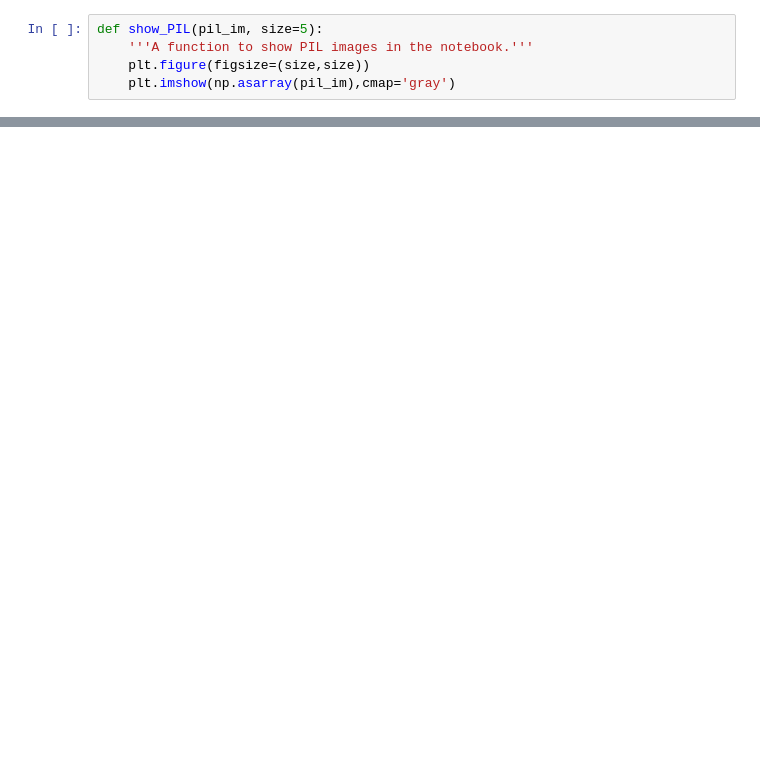
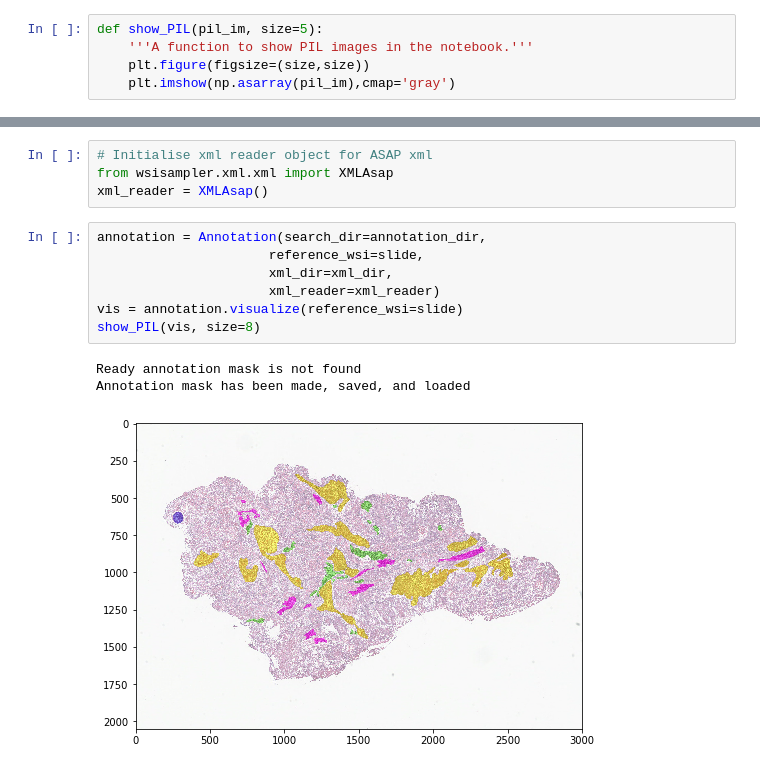
Before and after one commit to jgamper/compay-syntax, a Jupyter notebook: demo.ipynb, the cells around one changed output, grey strips where cells are left out. Drawn from its saved outputs; the diff is of its cells as text; blank space fills up the shorter version.

```diff
--- a/demo.ipynb
+++ b/demo.ipynb
@@ -77,0 +68,15 @@ if tumor:
+# %%
+# Initialise xml reader object for ASAP xml
+from wsisampler.xml.xml import XMLAsap
+xml_reader = XMLAsap()
+# %%
+annotation = Annotation(search_dir=annotation_dir,
+                      reference_wsi=slide,
+                      xml_dir=xml_dir,
+                      xml_reader=xml_reader)
+vis = annotation.visualize(reference_wsi=slide)
+show_PIL(vis, size=8)
+# %% [output]
+Ready annotation mask is not found
+Annotation mask has been made, saved, and loaded
+[figure, added]
```
Also changed, not shown: parts of 39 cells of this notebook, 20 other files.
